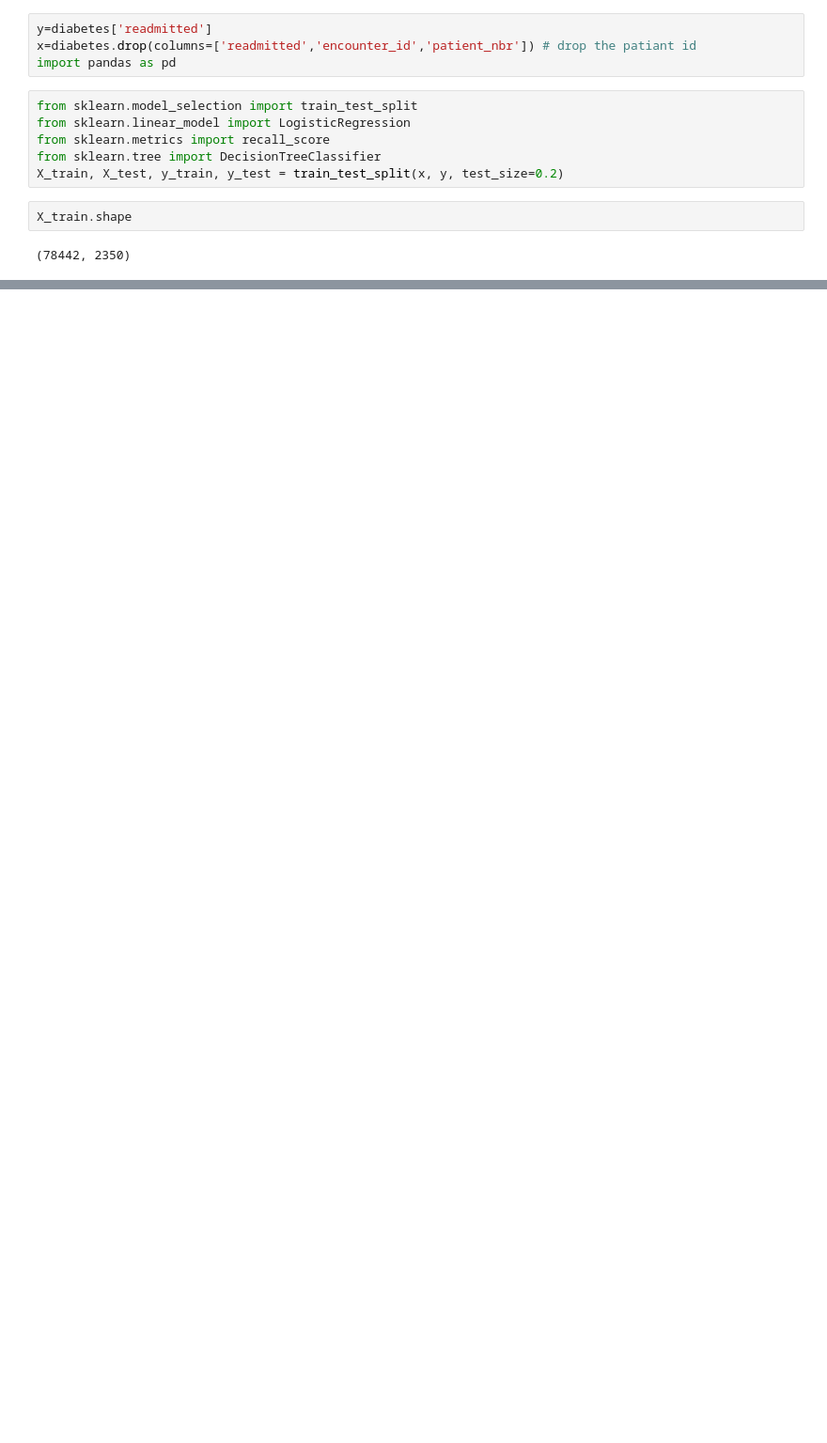
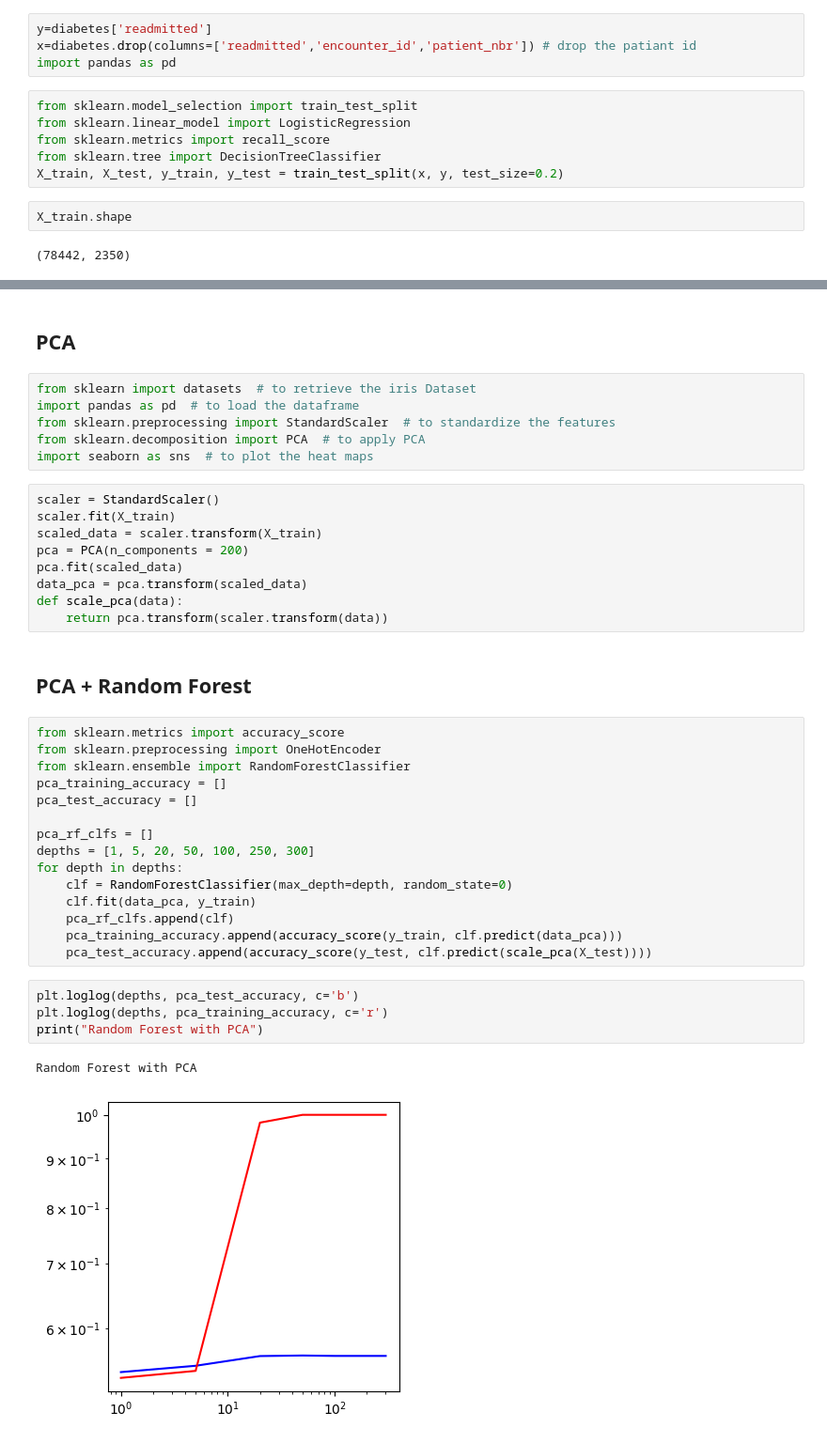
Before and after one commit to hank0982/diabetes-data-exploration, a Jupyter notebook: Model.ipynb, the cells around one changed output, grey strips where cells are left out. Shown: that part at 94% size. Drawn from its saved outputs; the diff is of its cells as text; blank space fills up the shorter version.

Commit message:
add classifiers

```diff
--- a/Model.ipynb
+++ b/Model.ipynb
@@ -218,0 +179,41 @@ Text(0.5, 1.0, 'Most Important Features according to Random Forest')
+# %% [markdown]
+## PCA
+# %%
+from sklearn import datasets  # to retrieve the iris Dataset
+import pandas as pd  # to load the dataframe
+from sklearn.preprocessing import StandardScaler  # to standardize the features
+from sklearn.decomposition import PCA  # to apply PCA
+import seaborn as sns  # to plot the heat maps
+# %%
+scaler = StandardScaler()
+scaler.fit(X_train)
+scaled_data = scaler.transform(X_train)
+pca = PCA(n_components = 200)
+pca.fit(scaled_data)
+data_pca = pca.transform(scaled_data)
+def scale_pca(data):
+    return pca.transform(scaler.transform(data))
+# %% [markdown]
+## PCA + Random Forest
+# %%
+from sklearn.metrics import accuracy_score
+from sklearn.preprocessing import OneHotEncoder
+from sklearn.ensemble import RandomForestClassifier
+pca_training_accuracy = []
+pca_test_accuracy = []
+
+pca_rf_clfs = []
+depths = [1, 5, 20, 50, 100, 250, 300]
+for depth in depths:
+    clf = RandomForestClassifier(max_depth=depth, random_state=0)
+    clf.fit(data_pca, y_train)
+    pca_rf_clfs.append(clf)
+    pca_training_accuracy.append(accuracy_score(y_train, clf.predict(data_pca)))
+    pca_test_accuracy.append(accuracy_score(y_test, clf.predict(scale_pca(X_test))))
+# %%
+plt.loglog(depths, pca_test_accuracy, c='b')
+plt.loglog(depths, pca_training_accuracy, c='r')
+print("Random Forest with PCA")
+# %% [output]
+Random Forest with PCA
+[figure, added]
```
Also changed, not shown: parts of 27 cells of this notebook.
